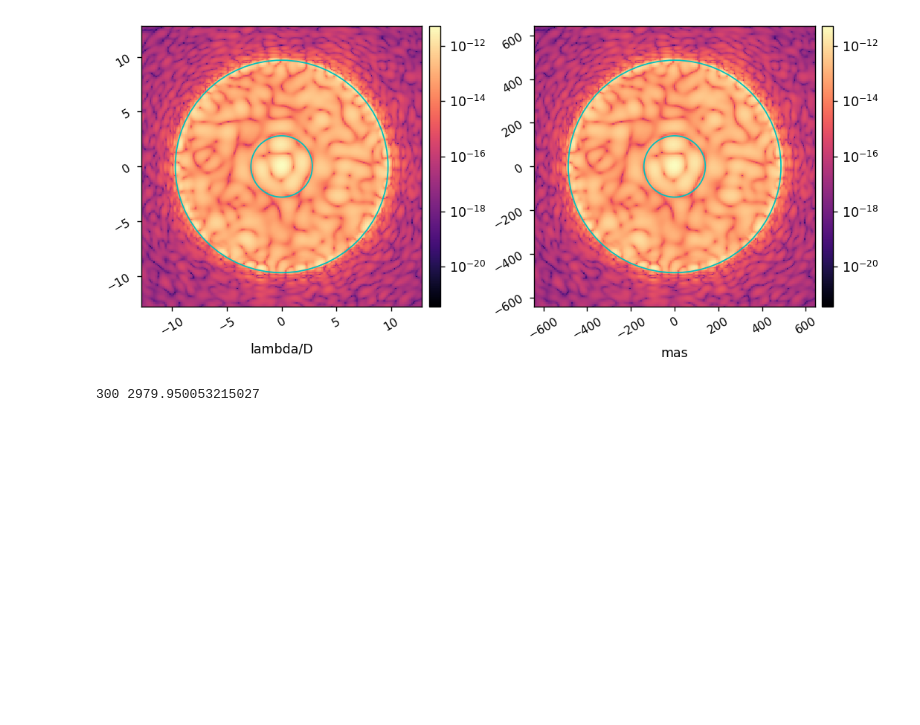
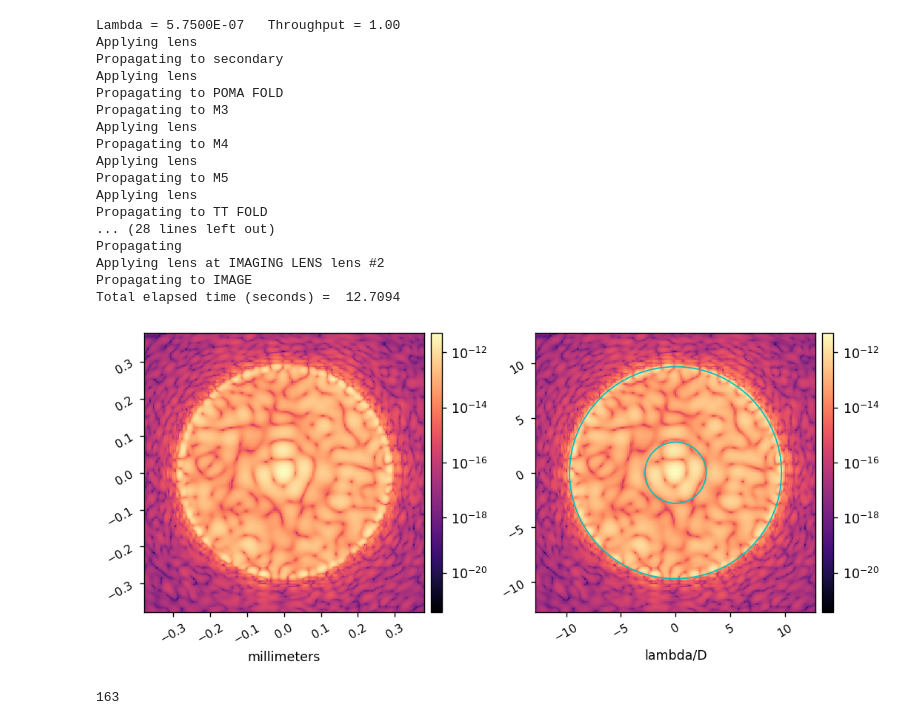
Before and after one commit to kian1377/disk-processing, a Jupyter notebook: band1_create_offset_psf_array_with_proper.ipynb, the cells around one changed output. Saved outputs shown, nothing was run; the diff lists cells and outputs as text; code cells hidden in the pictures; blank space fills up the shorter version.

```diff
--- a/band1_create_offset_psf_array_with_proper.ipynb
+++ b/band1_create_offset_psf_array_with_proper.ipynb
@@ -113,44 +135,33 @@ Total elapsed time (seconds) =  15.6258
-# %%
-band1_wavelength = 575e-9*u.m
-iwa_band1 = 2.8
-owa_band1 = 9.7
-
-iwa = iwa_band1 * wavelength_c/band1_wavelength
-owa = owa_band1 * wavelength_c/band1_wavelength
-
-iwa_mas = iwa*mas_per_lamD
-owa_mas = owa*mas_per_lamD
-
-patches1 = [Circle((0, 0), iwa.value, color='c', fill=False), Circle((0, 0), owa.value, color='c', fill=False)]
-patches2 = [Circle((0, 0), iwa_mas.value, color='c', fill=False), Circle((0, 0), owa_mas.value, color='c', fill=False)]
-misc.myimshow2(psf_bb, psf_bb, lognorm1=True, lognorm2=True,
-               pxscl1=psf_pixelscale_lamD, pxscl2=psf_pixelscale_mas,
-               patches1=patches1, patches2=patches2)
-# %% [output]
-[figure, removed]
-# %%
-psfs_array = np.zeros(shape=(len(offsets_lamD),npsf,npsf))
-start = time.time()
-for i, offset_lamD in enumerate(offsets_lamD):
-    (wfs, pxscls_m) = proper.prop_run_multi('roman_phasec', lam_array, npsf, QUIET=True,
-                                        PASSVALUE={'cor_type':'hlc_band2',
-                                                   'final_sampling_lam0':psf_pixelscale_lamD,
-                                                   'source_x_offset':offset_lamD,
-                                                   'use_fpm':use_fpm,
-                                                   'use_hlc_dm_patterns':use_hlc_dm_patterns,
-                                                   'use_errors': use_errors,
-                                                   'use_dm1':use_dm1, 'dm1_m':dm1,
-                                                   'use_dm2':use_dm2, 'dm2_m':dm2,
-                                                   'use_field_stop':use_fieldstop,
-                                                   'polaxis':polaxis,
-                                                  })
-
-    psfs = np.abs(wfs)**2
-    psf = np.sum(psfs, axis=0)/nlam
-    psf_pixelscale_m = pxscls_m[0]*u.m/u.pix
-
-    psfs_array[i,:,:] = psf
-    clear_output()
-    print(i, time.time()-start)
-# %% [output]
-300 2979.950053215027
+# %%
+(wfs, pxscls_m) = proper.prop_run_multi('roman_phasec', lam_array, npsf, QUIET=False, PASSVALUE=options)
+
+psfs = np.abs(wfs)**2
+psf_bb = np.sum(psfs, axis=0)/nlam
+psf_pixelscale_m = pxscls_m[0]*u.m/u.pix
+
+patches = [Circle((0, 0), iwa, color='c', fill=False), Circle((0, 0), owa, color='c', fill=False)]
+misc.myimshow2(psf_bb, psf_bb, lognorm1=True, lognorm2=True,
+               pxscl1=psf_pixelscale_m.to(u.mm/u.pix), pxscl2=psf_pixelscale_lamD, patches2=patches)
+# %% [output]
+Lambda = 5.7500E-07   Throughput = 1.00
+Applying lens
+Propagating to secondary
+Applying lens
+Propagating to POMA FOLD
+Propagating to M3
+Applying lens
+Propagating to M4
+Applying lens
+Propagating to M5
+Applying lens
+Propagating to TT FOLD
+... (28 lines left out)
+Propagating
+Applying lens at IMAGING LENS lens #2
+Propagating to IMAGE
+Total elapsed time (seconds) =  12.7094
+[figure, added]
+# %%
+len(r_offsets)
+# %% [output]
+163
```
Also changed, not shown: parts of 7 cells of this notebook, 9 other files.
